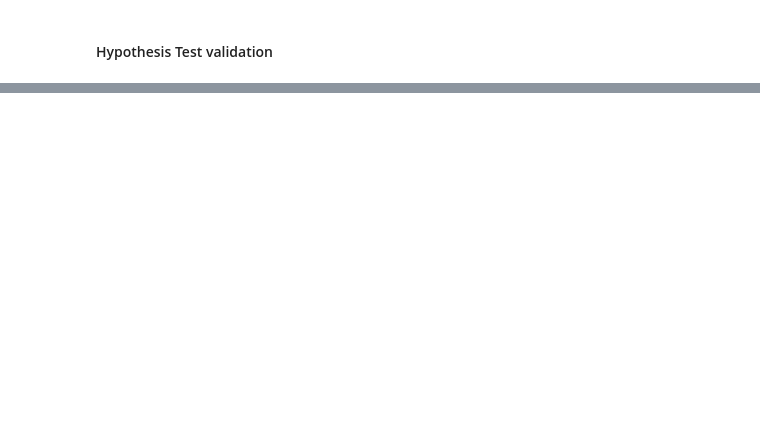
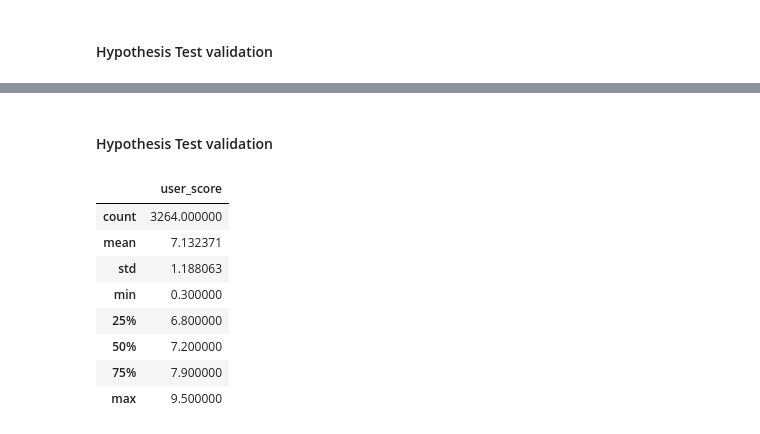
Before and after one commit to LuisPastranaLemus/P_20250529_Videogames_analysis, a Jupyter notebook: notebooks/04_sda_name_analysis.ipynb, the cells around one changed output, grey strips where cells are left out. Cells and saved outputs as stored; diff of their text form; code cells hidden in the pictures; blank space fills up the shorter version.

```diff
--- a/notebooks/04_sda_name_analysis.ipynb
+++ b/notebooks/04_sda_name_analysis.ipynb
@@ -123,0 +158,16 @@ Name: month_revenue_total, dtype: float64
+# %%
+# Hypothesis: ...
+
+# 1. Hypotheses H0, H1
+# H0: The average user ratings for the Action and Sports genres are the same (==)
+# H1: The average user ratings for the Action and Sports genres are different (!=)
+
+# Prepare data by plans
+df_vg_action_genre = df_vg.loc[(df_vg['genre'] == 'action') & (df_vg['user_score'].notna()), 'user_score']
+df_vg_sports_genre = df_vg.loc[(df_vg['genre'] == 'sports') & (df_vg['user_score'].notna()), 'user_score']
+
+# 2. Specify Significance or Confidence
+# alpha = 5%
+# confidence = 95%
+
+alpha = 0.05
@@ -123,0 +210,16 @@ Name: month_revenue_total, dtype: float64
+# %% [markdown]
+#### Hypothesis Test validation
+# %%
+df_vg_action_genre = df_vg_action_genre.to_frame()
+# %%
+df_vg_action_genre.describe()
+# %% [output]
+|  | user_score |
+| count | 3264.000000 |
+| mean | 7.132371 |
+| std | 1.188063 |
+| min | 0.300000 |
+| 25% | 6.800000 |
+| 50% | 7.200000 |
+| 75% | 7.900000 |
+| max | 9.500000 |
```
Also changed, not shown: parts of 21 cells of this notebook, 12 other files.
